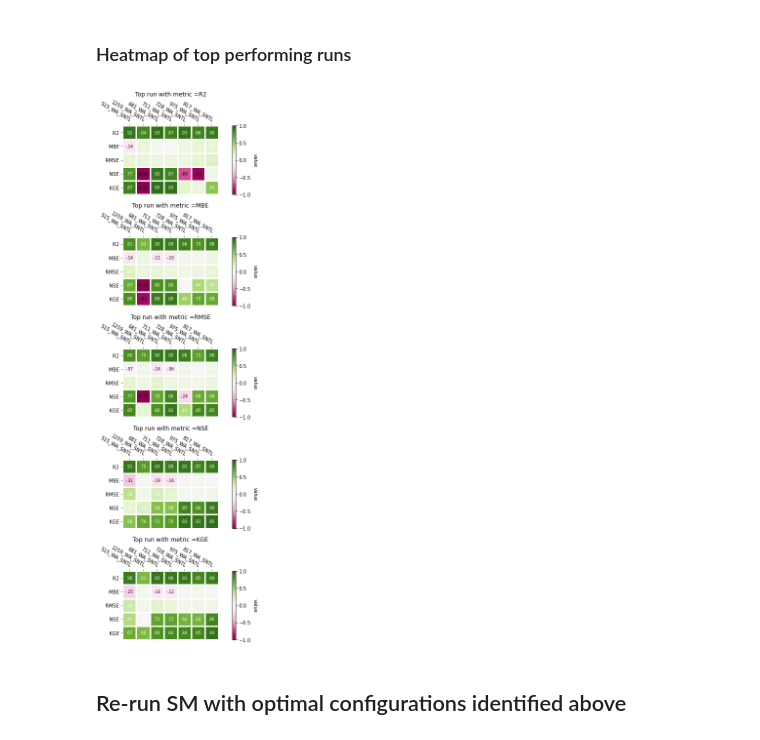
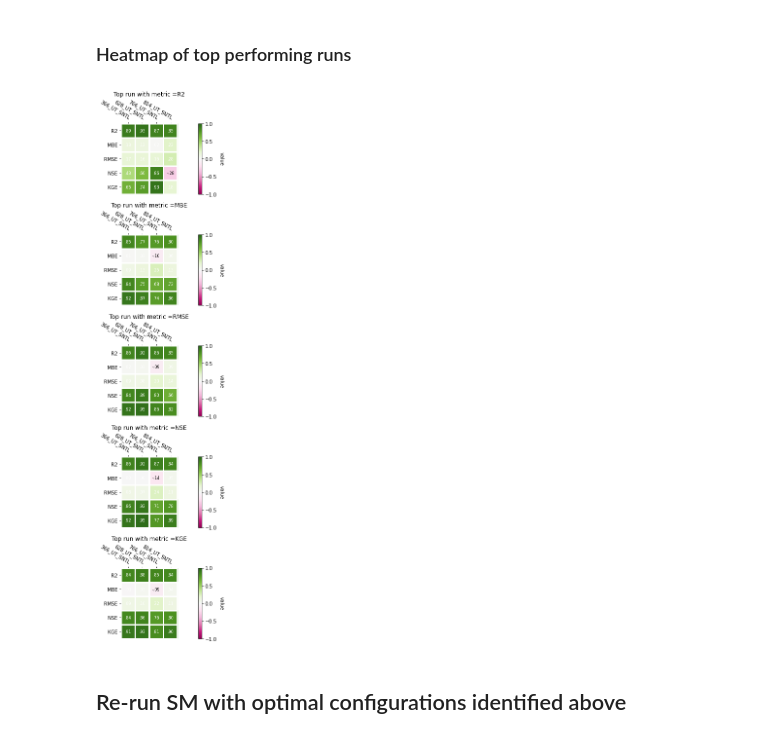
Before and after one commit to snowmodel-tools/calibration_python, a Jupyter notebook: Calibration_postprocess.ipynb, the cells around one changed output. Drawn from its saved outputs; the diff is of its cells as text; code cells hidden in the pictures.

```diff
--- a/Calibration_postprocess.ipynb
+++ b/Calibration_postprocess.ipynb
@@ -19,10 +19,10 @@ import matplotlib.pyplot as plt
 # %%
 ########## USER ###########
 # Select modeling domain ('WY', 'UT', 'OR', 'WA')
-domain = 'WA'
+domain = 'UT2'
 
 # SM location
-SMpath = '/nfs/attic/dfh/Aragon2/mar2020_snowmodel-dfhillWA/'
+SMpath = '/nfs/attic/dfh/Aragon2/mar2020_snowmodel-dfhillUT2/'
 # %%
 # Outfile path
 outpath = '/nfs/attic/dfh/Aragon2/CSOdata/'+domain+'/'
@@ -59,6 +58,5 @@ gdf.head()
 # %%
-# calibration_2020-05-24_full_set.nc the MAE metric is actually r**2
-data = xr.open_dataset(outpath+'calibration_2020-07-21_full_set.nc')
+data = xr.open_dataset(outpath+'calibration_2020-07-24_full_set.nc')
 data
 # %% [output]
 <xarray.Dataset>
@@ -76,6 +89,6 @@ Attributes:
 # %%
 #'cal_params_2020-07-03_full_set.csv'
-calibration = pd.read_csv(outpath+'cal_params_2020-07-21_full_set.csv')
+calibration = pd.read_csv(outpath+'cal_params_2020-07-24_full_set.csv')
 calibration.head()
 # %% [output]
 |  | lat_solar_flag | lapse_rate | prec_lapse_rate | ro_snowmax | cf_precip_scalar | ro_adjust | gap_frac |
@@ -335,38 +347,38 @@ Stations = gdf['code'].values
 
 def func(x, pos):
     return "{:.2f}".format(x).replace("0.", ".").replace("1.00", "")
-
-fig, ((ax), (ax1), (ax2), (ax3),(ax4)) = plt.subplots(5, 1, figsize=(8,16))
+#WA figsize=(8,16)
+fig, ((ax), (ax1), (ax2), (ax3),(ax4)) = plt.subplots(5, 1, figsize=(12,16))
 
 # Replicate the above example with a different font size and colormap.
 im, cbar = heatmap(data.cal_metrics[top_params[0],:,:], Metrics, Stations, ax=ax,
                    cmap="PiYG", cbarlabel="value")
 annotate_heatmap(im, valfmt=matplotlib.ticker.FuncFormatter(func), size=8)
 ax.set_title('Top run with metric ='+Metrics[0])
 
 im, _ = heatmap(data.cal_metrics[top_params[1],:,:], Metrics, Stations, ax=ax1,
                    cmap="PiYG", cbarlabel="value")
 annotate_heatmap(im, valfmt=matplotlib.ticker.FuncFormatter(func), size=8)
 ax1.set_title('Top run with metric ='+Metrics[1])
 
 im, _ = heatmap(data.cal_metrics[top_params[2],:,:], Metrics, Stations, ax=ax2,
                    cmap="PiYG", cbarlabel="value")
 annotate_heatmap(im, valfmt=matplotlib.ticker.FuncFormatter(func), size=8)
 ax2.set_title('Top run with metric ='+Metrics[2])
 
 im, _ = heatmap(data.cal_metrics[top_params[3],:,:], Metrics, Stations, ax=ax3,
                    cmap="PiYG", cbarlabel="value")
 annotate_heatmap(im, valfmt=matplotlib.ticker.FuncFormatter(func), size=8)
 ax3.set_title('Top run with metric ='+Metrics[3])
 
 im, _ = heatmap(data.cal_metrics[top_params[4],:,:], Metrics, Stations, ax=ax4,
                    cmap="PiYG", cbarlabel="value")
 annotate_heatmap(im, valfmt=matplotlib.ticker.FuncFormatter(func), size=8)
 ax4.set_title('Top run with metric ='+Metrics[4])
 
 
 plt.tight_layout()
 plt.show()
 # %% [output]
-[figure, old version]
+[figure, new version]
 # %%
```
Also changed, not shown: parts of 26 cells of this notebook.
